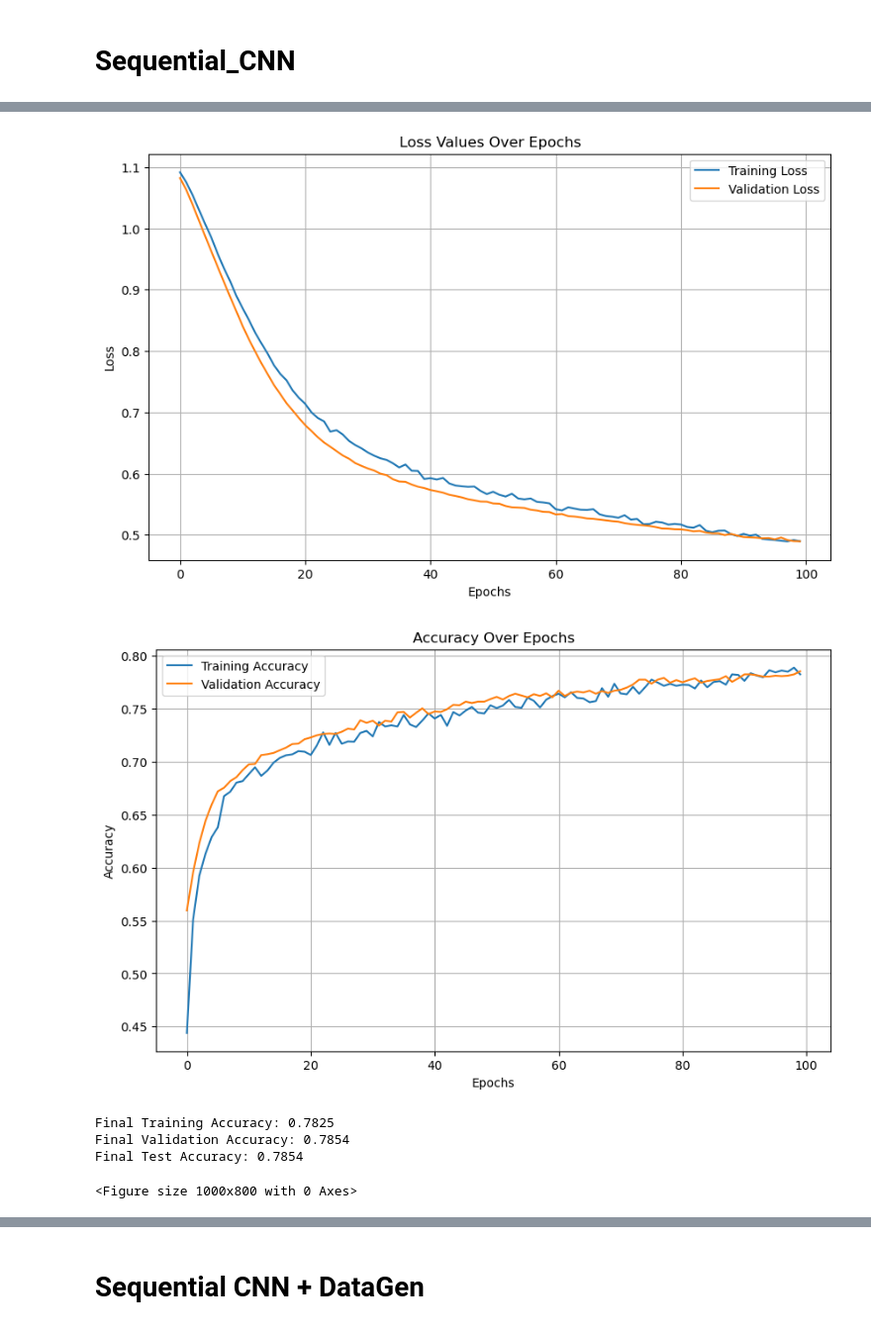
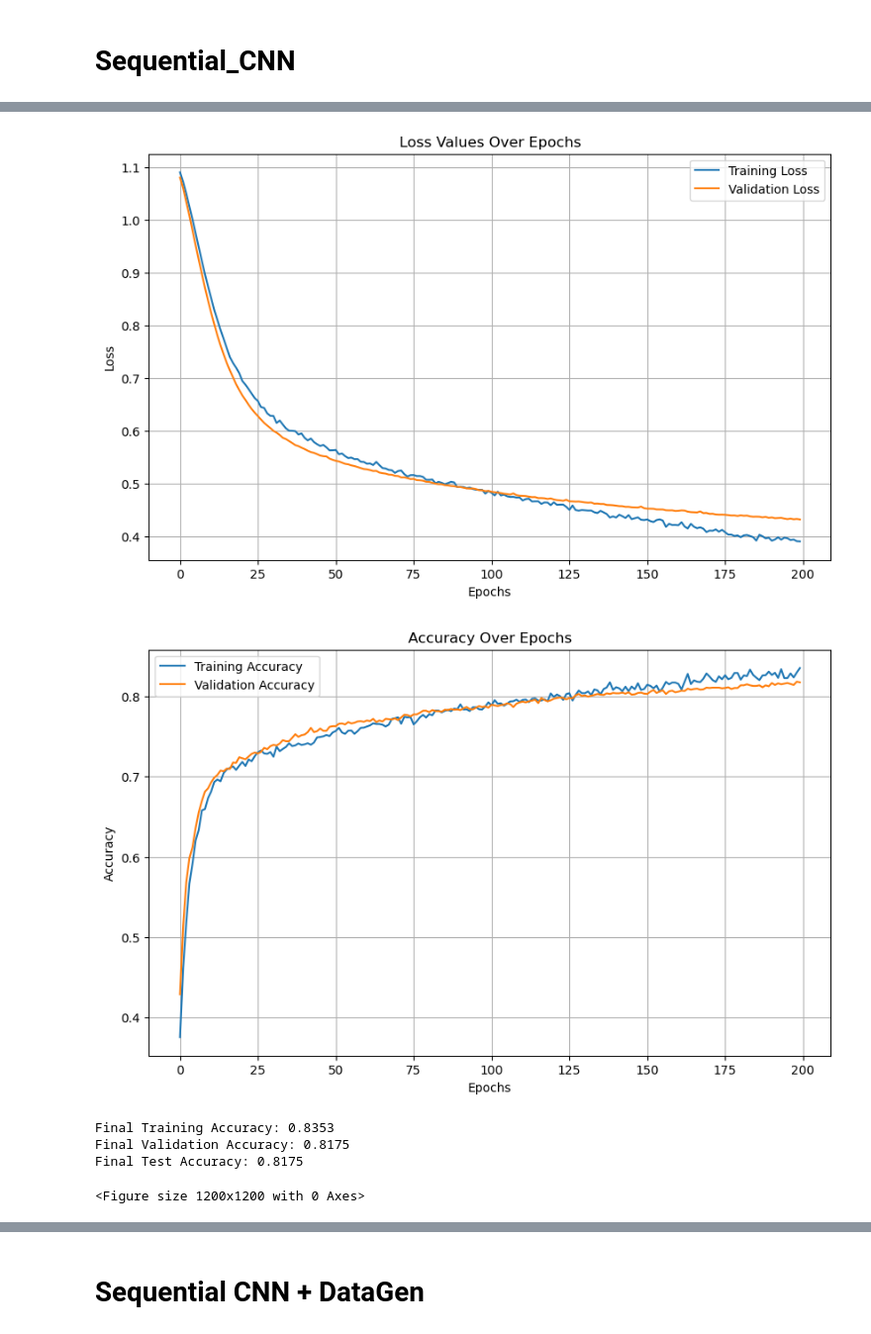
Before and after one commit to Gfatouras/Lung-X-Ray-Classifier, a Jupyter notebook: index.ipynb, the cells around one changed output, grey strips where cells are left out. Shown at 99% size. Cells and saved outputs as stored; diff of their text form; code cells hidden in the pictures.

```diff
--- a/index.ipynb
+++ b/index.ipynb
@@ -197,5 +248,7 @@ X_train, X_test, y_train, y_test = train_test_split(X, y_encoded, test_size=0.4,
 # %%
-def metrics(model, X_test, y_test, label_encoder, history_dict):
+def metrics(model, X_test, y_test, label_encoder, history_dict, model_name):
+
+
     # Make predictions
     y_pred_proba = model.predict(X_test)  # Predict probabilities for ROC
     y_pred_classes = np.argmax(y_pred_proba, axis=1)  # Convert probabilities to class labels
@@ -213,6 +266,7 @@ def metrics(model, X_test, y_test, label_encoder, history_dict):
     plt.ylabel('Loss')
     plt.legend()
     plt.grid(True)
+    plt.savefig(f'Charts/{model_name}_Loss.png')  # Save before showing
     plt.show()
 
     # Training and Validation Accuracy
@@ -228,6 +282,7 @@ def metrics(model, X_test, y_test, label_encoder, history_dict):
     plt.ylabel('Accuracy')
     plt.legend()
     plt.grid(True)
+    plt.savefig(f'Charts/{model_name}_Accuracy.png')  # Save before showing
     plt.show()
 
     # Compute Test Accuracy
@@ -242,10 +297,12 @@ def metrics(model, X_test, y_test, label_encoder, history_dict):
 
     # Confusion Matrix
     cm = confusion_matrix(y_test, y_pred_classes, labels=np.arange(len(label_encoder.classes_)))
-    plt.figure(figsize=(10, 8))
+    plt.figure(figsize=(12, 12))
     disp = ConfusionMatrixDisplay(confusion_matrix=cm, display_labels=label_encoder.classes_)
     disp.plot(cmap=plt.cm.Blues, values_format='d')
     plt.title('Confusion Matrix')
+    plt.tight_layout(pad=2.0)
+    plt.savefig(f'Charts/{model_name}_Confusion.png')  # Save before showing
     plt.show()
 
     # ROC Curve
@@ -261,6 +318,7 @@ def metrics(model, X_test, y_test, label_encoder, history_dict):
     plt.ylabel('True Positive Rate')
     plt.title('Receiver Operating Characteristic')
     plt.legend(loc="lower right")
+    plt.savefig(f'Charts/{model_name}_ROC.png')  # Save before showing
     plt.show()
 
     # Classification Report
@@ -281,7 +341,7 @@ if use_saved_model:
         with open('History/Baseline_history.pkl', 'rb') as file:
             history = pickle.load(file)
 
-        metrics(model, X_test, y_test, label_encoder, history)
+        metrics(model, X_test, y_test, label_encoder, history, model_name="Baseline")
 
     except FileNotFoundError as e:
         print(f"File not found: {e}")
@@ -317,7 +377,7 @@ if not use_saved_model:
     print(f'Test Accuracy: {test_accuracy:.4f}')
 
     # Generate metrics and save the model
-    metrics(model, X_test, y_test, label_encoder, history.history)  # Pass history.history instead
+    metrics(model, X_test, y_test, label_encoder, history.history, model_name="Baseline")  # Pass history.history instead
     model.save('Models/baseline.h5')
     print("New model created and saved successfully.")
 
@@ -362,7 +443,7 @@ if use_saved_model:
         with open('History/Baseline_history.pkl', 'rb') as file:
             history = pickle.load(file)
 
-        metrics(model, X_test, y_test, label_encoder, history)
+        metrics(model, X_test, y_test, label_encoder, history, model_name="Reduce_LR")
 
     except FileNotFoundError as e:
         print(f"File not found: {e}")
@@ -389,7 +470,7 @@ if not use_saved_model:
                   metrics=['accuracy'])
 
     # Train the model
-    history = model.fit(X_train, y_train, epochs=30, batch_size=16, validation_split=0.2)
+    history = model.fit(X_train, y_train, epochs=60, batch_size=16, validation_split=0.2)
 
     # Evaluate the model
     test_loss, test_accuracy = model.evaluate(X_test, y_test)
@@ -397,7 +478,7 @@ if not use_saved_model:
     print(f'Test Accuracy: {test_accuracy:.4f}')
 
     # Generate metrics and save the model
-    metrics(model, X_test, y_test, label_encoder, history.history)  # Pass history.history instead
+    metrics(model, X_test, y_test, label_encoder, history.history, model_name="ReduceLR")  # Pass history.history instead
     model.save('Models/baseline.h5')
     print("New model created and saved successfully.")
 
@@ -429,7 +528,7 @@ viral_pneumonia       0.95      0.93      0.94       789
 # %% [markdown]
 # Sequential_CNN
 # %%
-use_saved_model = False
+use_saved_model = True
 # %%
 X_train = X_train.reshape(-1, 256, 256, 1)
 X_test = X_test.reshape(-1, 256, 256, 1)
@@ -438,14 +537,14 @@ X_test = X_test.reshape(-1, 256, 256, 1)
 if use_saved_model:
     try:
         # Attempt to load the saved model
-        model = load_model('Models/baseline.h5')
+        model = load_model('Models/Sequential_CNN.h5')
         print("Model loaded successfully.")
 
         # Load the history from the pickle file
-        with open('History/Baseline_history.pkl', 'rb') as file:
+        with open('History/Sequential_CNN_history.pkl', 'rb') as file:
             history = pickle.load(file)
 
-        metrics(model, X_test, y_test, label_encoder, history)
+        metrics(model, X_test, y_test, label_encoder, history, model_name="Sequential")
 
     except FileNotFoundError as e:
         print(f"File not found: {e}")
@@ -476,7 +575,7 @@ if not use_saved_model:
                   metrics=['accuracy'])
 
     # Train the model
-    history = model.fit(X_train, y_train, validation_data=(X_test, y_test), epochs=100)
+    history = model.fit(X_train, y_train, validation_data=(X_test, y_test), epochs=200)
 
     # Evaluate the model on test data
     test_loss, test_accuracy = model.evaluate(X_test, y_test)
@@ -491,5 +590,5 @@ if not use_saved_model:
     with open('History/Sequential_CNN_history.pkl', 'wb') as file:
         pickle.dump(history.history, file)  # Save history.history
     print("Training history saved successfully.")
-    metrics(model, X_test, y_test, label_encoder, history.history)
+    metrics(model, X_test, y_test, label_encoder, history.history, model_name="Sequential")
 # %% [output]
@@ -513,6 +597,6 @@ Training history saved successfully.
-[figure, old version]
+[figure, new version]
-[figure, old version]
+[figure, new version]
-Final Training Accuracy: 0.7825
-Final Validation Accuracy: 0.7854
-Final Test Accuracy: 0.7854
+Final Training Accuracy: 0.8353
+Final Validation Accuracy: 0.8175
+Final Test Accuracy: 0.8175
-<Figure size 1000x800 with 0 Axes>
+<Figure size 1200x1200 with 0 Axes>
```
Also changed, not shown: parts of 18 cells of this notebook, 34 other files.
